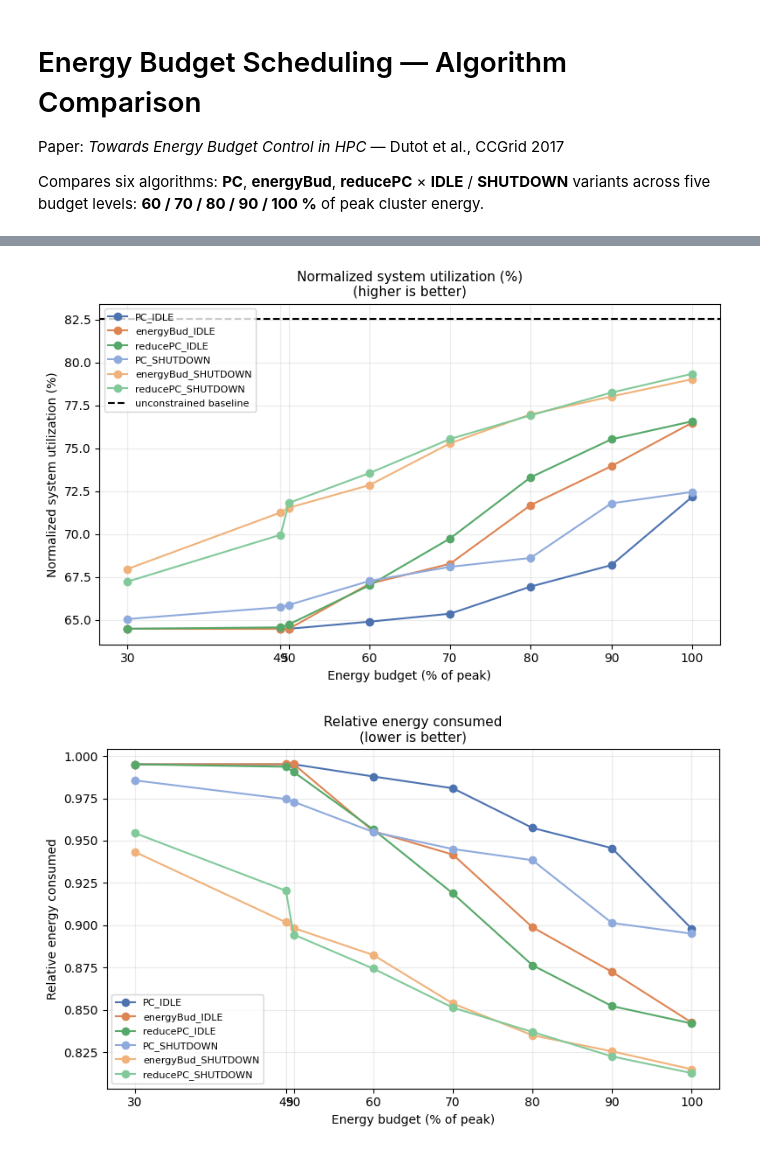
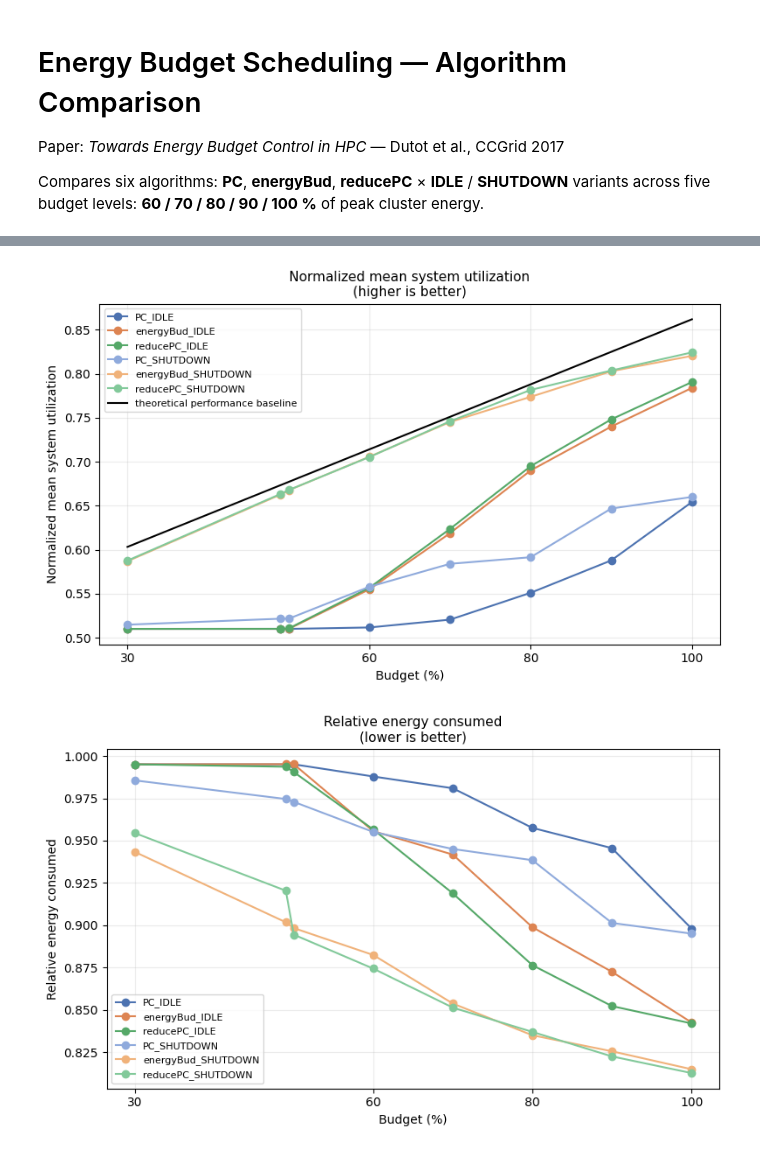
Before and after one commit to SNJack0911/Energy-Budget-Control-Scheduling, a Jupyter notebook: analysis.ipynb, the cells around one changed output, grey strips where cells are left out. Cells and saved outputs as stored; diff of their text form; code cells hidden in the pictures.

Commit message:
fix performance metric calculation

```diff
--- a/analysis.ipynb
+++ b/analysis.ipynb
@@ -159,36 +160,45 @@ Unconstrained EASY baseline utilization: 82.5%
 # %%
-data = summary[summary['budget_pct'] != 'baseline'].copy()
+PLOT_BUDGETS = [30, 60, 80, 100]  # x-axis tick labels only
+
+data = summary.copy()
 data['budget_pct'] = data['budget_pct'].astype(int)
 data = data.sort_values('budget_pct')
 
 plots = [
-    ('utilization_pct', 'Normalized system utilization (%)', 'higher is better',    'utilization.png'),
-    ('energy_ratio',    'Relative energy consumed',          'lower is better',      'energy.png'),
-    ('avebsld',         'AVEbsld',                           'lower is better',      'avebsld.png'),
+    ('utilization',  'Normalized mean system utilization', 'higher is better', 'utilization.png'),
+    ('energy_ratio', 'Relative energy consumed',           'lower is better',  'energy.png'),
+    ('avebsld',      'AVEbsld',                            'lower is better',  'avebsld.png'),
 ]
 
 for col, ylabel, note, filename in plots:
     fig, ax = plt.subplots(figsize=(8, 5))
     ax.set_title(f'{ylabel}\n({note})', fontsize=11)
 
     for algo in ALGORITHMS:
         df = data[data['algo'] == algo]
         ax.plot(df['budget_pct'], df[col], marker='o',
                 color=COLORS[algo], label=LABELS[algo])
 
-    if col == 'utilization_pct':
-        ax.axhline(baseline_util, color='black', linewidth=1.5,
-                   linestyle='--', label='unconstrained baseline')
+    if col == 'utilization':
+        # Theoretical performance baseline (paper Fig. 2):
+        #   f(b) = u_EASY_bf * (3/7 * b + 4/7)
+        # The factor 3/7 reflects that the energy budget is enforced only
+        # during the 3-day window in the middle of the 7-day trace; the
+        # other 4/7 of the week runs unconstrained.
+        bvals = np.array(sorted(set(BUDGETS)), dtype=float)
+        theor = baseline_util_raw * ((3.0 / 7.0) * (bvals / 100.0) + (4.0 / 7.0))
+        ax.plot(bvals, theor, color='black', linewidth=1.5,
+                label='theoretical performance baseline')
 
-    ax.set_xlabel('Energy budget (% of peak)')
+    ax.set_xlabel('Budget (%)')
     ax.set_ylabel(ylabel)
-    ax.set_xticks(BUDGETS)
+    ax.set_xticks(PLOT_BUDGETS)
     ax.grid(True, alpha=0.25)
     ax.legend(fontsize=8)
 
     plt.tight_layout()
     plt.savefig(f'out/{filename}', dpi=150, bbox_inches='tight')
     plt.show()
 # %% [output]
-[figure, old version]
+[figure, new version]
-[figure, old version]
+[figure, new version]
```
Also changed, not shown: parts of 3 cells of this notebook.
